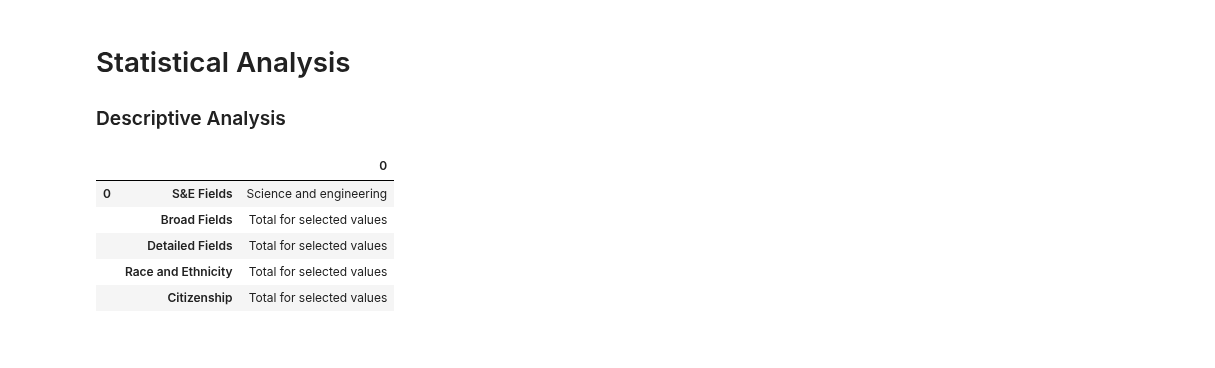
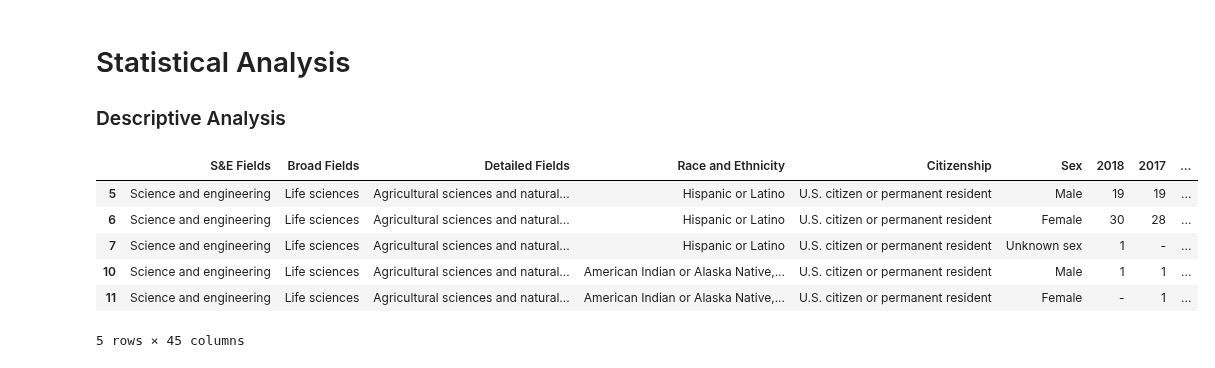
Before and after one commit to mulukenm/dataScience, a Jupyter notebook: 04-DS_Statistical_Analysis.ipynb, the cells around one changed output. Drawn from its saved outputs; the diff is of its cells as text; code cells hidden in the pictures.

```diff
--- a/04-DS_Statistical_Analysis.ipynb
+++ b/04-DS_Statistical_Analysis.ipynb
@@ -7,14 +7,22 @@ import pandas as pd
 # %%
 # Doctorate Recipients by Demography--- Doctrate reciepients by Citizenship,  Race/Ethnicity, Sex, S&E Fields, Broad Fields, Detailed Fields, and Year
 # Data Download from NCSES Interactive Data Tool
 df = pd.read_csv('../../WorkingFiles/NSF_NCSES/Data/SED_export_table_2020-11-12T19_44_35.595Z.csv', skiprows=[0], header=[1])
 #df = df.set_index(['Citizenship','S&E Fields', 'Broad Fields', 'Detailed Fields', 'Race and Ethnicity','Sex'])
-df = df.stack().to_frame()
+df1 = df['Detailed Fields']!='Total for selected values'
+df = df[df1]
+df2 = df['Race and Ethnicity']!='Total for selected values'
+df = df[df2]
+df3 = df['Citizenship']!='Total for selected values'
+df = df[df3]
+df4 = df['Sex']!='Total for selected values'
+df = df[df4]
 df.head()
 # %% [output]
-|  |  | 0 |
-| 0 | S&E Fields | Science and engineering |
-|  | Broad Fields | Total for selected values |
-|  | Detailed Fields | Total for selected values |
-|  | Race and Ethnicity | Total for selected values |
-|  | Citizenship | Total for selected values |
+|  | S&E Fields | Broad Fields | Detailed Fields | Race and Ethnicity | Citizenship | Sex | 2018 | 2017 | ... |
+| 5 | Science and engineering | Life sciences | Agricultural sciences and natural... | Hispanic or Latino | U.S. citizen or permanent resident | Male | 19 | 19 | ... |
+| 6 | Science and engineering | Life sciences | Agricultural sciences and natural... | Hispanic or Latino | U.S. citizen or permanent resident | Female | 30 | 28 | ... |
+| 7 | Science and engineering | Life sciences | Agricultural sciences and natural... | Hispanic or Latino | U.S. citizen or permanent resident | Unknown sex | 1 | - | ... |
+| 10 | Science and engineering | Life sciences | Agricultural sciences and natural... | American Indian or Alaska Native,... | U.S. citizen or permanent resident | Male | 1 | 1 | ... |
+| 11 | Science and engineering | Life sciences | Agricultural sciences and natural... | American Indian or Alaska Native,... | U.S. citizen or permanent resident | Female | - | 1 | ... |
+5 rows × 45 columns
```
Also changed, not shown: parts of 5 cells of this notebook.
